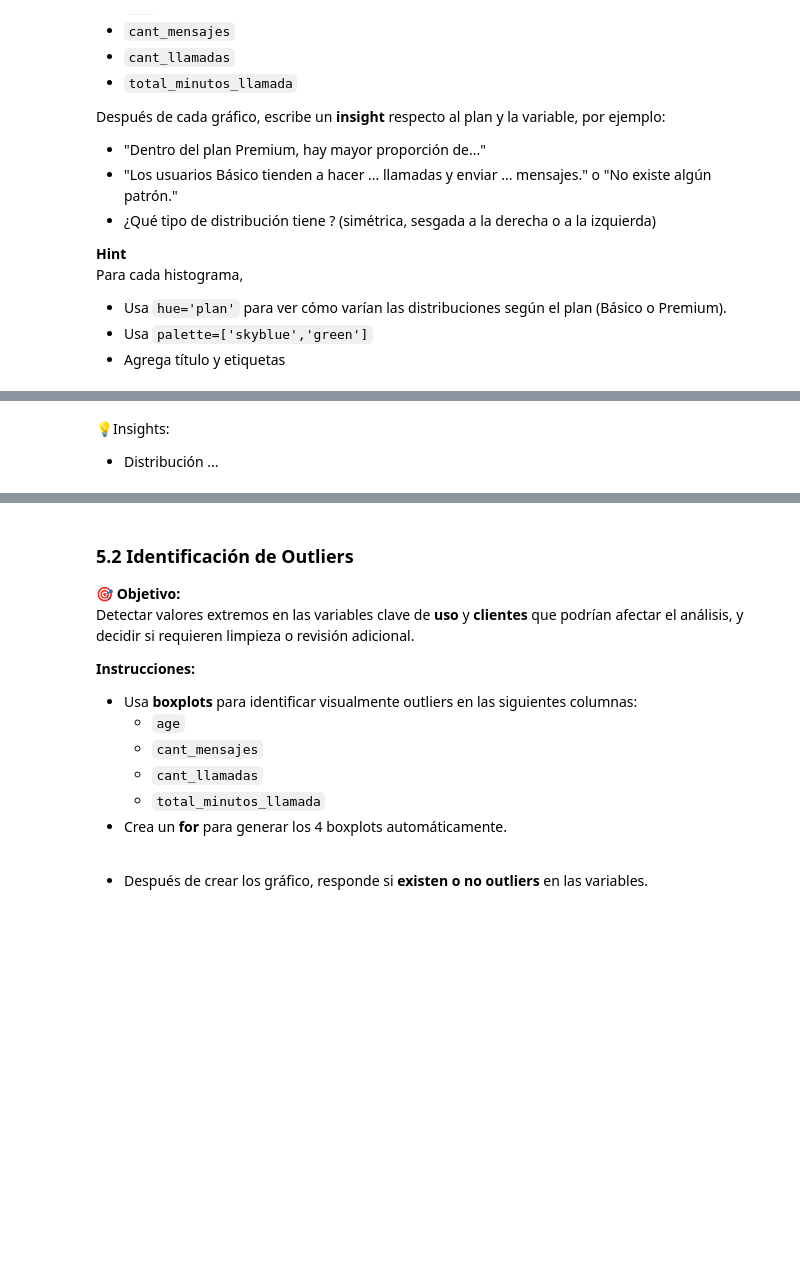
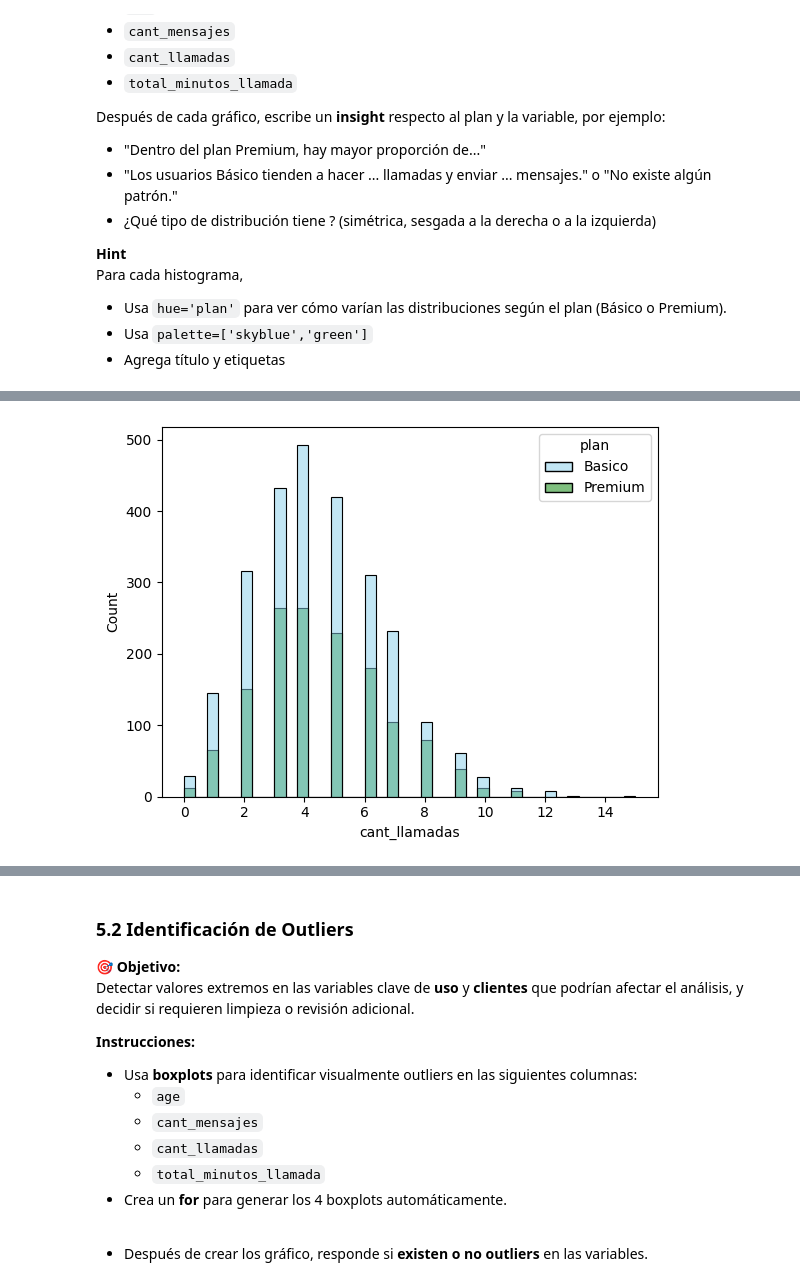
Before and after one commit to emma-slrzno/ConnectaTel, a Jupyter notebook: ConnectaTel.ipynb, the cells around one changed output, grey strips where cells are left out. Cells and saved outputs as stored; diff of their text form; code cells hidden in the pictures; blank space fills up the shorter version.

```diff
--- a/ConnectaTel.ipynb
+++ b/ConnectaTel.ipynb
@@ -324,5 +591,6 @@ plt.show()
 # %%
 # Histograma para visualizar la cant_llamadas
+sns.histplot(data=user_profile, x='cant_llamadas', hue='plan',palette=['skyblue','green'])
+plt.show()
+# %% [output]
+[figure, added]
-# %% [markdown]
-💡Insights:
-- Distribución ...
```
Also changed, not shown: parts of 87 cells of this notebook.
